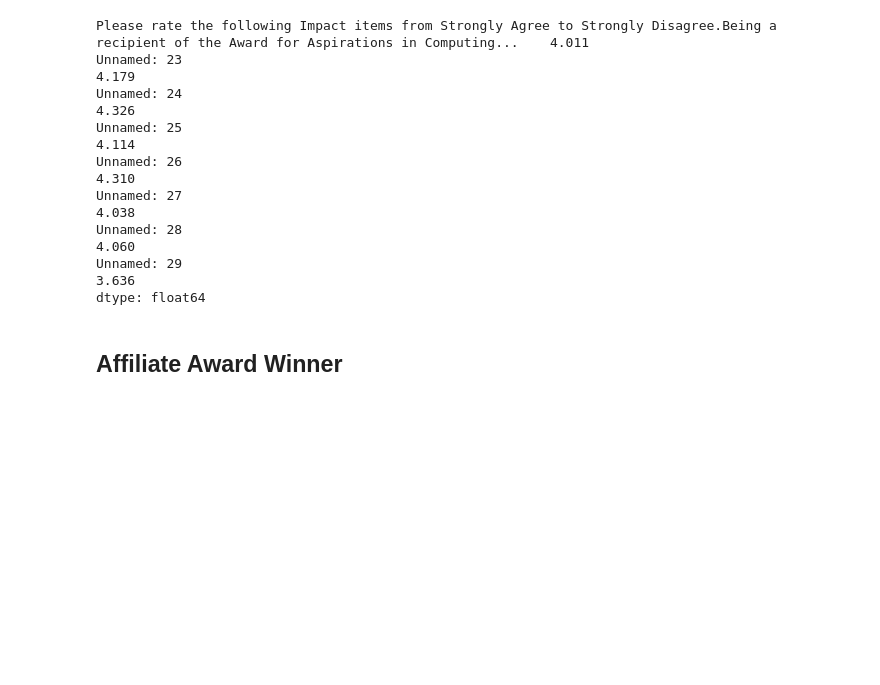
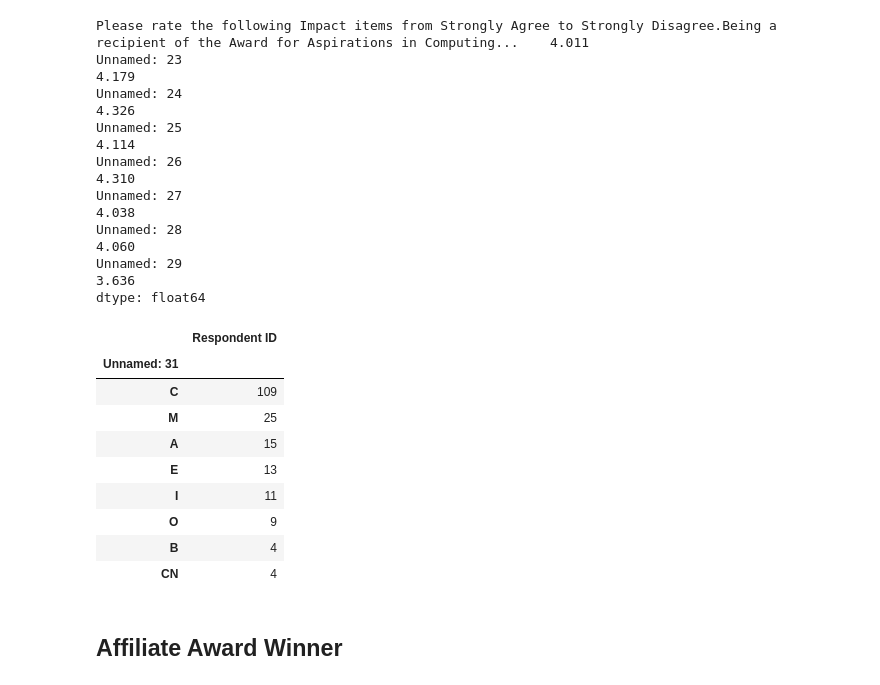
Before and after one commit to hannahweber/INFO3401-Final-Project, a Jupyter notebook: Breakdown by Award Recipients.ipynb, the cells around one changed output. Saved outputs shown, nothing was run; the diff lists cells and outputs as text; code cells hidden in the pictures; blank space fills up the shorter version.

```diff
--- a/Breakdown by Award Recipients.ipynb
+++ b/Breakdown by Award Recipients.ipynb
@@ -11,3 +11,6 @@ df_raw.head(1)
 |  | Respondent ID | Please select the category that b... | Unnamed: 2 | Unnamed: 3 | Unnamed: 4 | Unnamed: 5 | ... |
 | 0 | NaN | 2018 National Award Winner | 2018 National Award Honorable Men... | 2018 Affiliate (Regional) Award W... | 2018 Affiliate (Regional) Award H... | 2018 NCWIT Certificate of Distinc... | ... |
 1 rows × 33 columns
+# %%
+df_13 = pd.read_csv("Question13Breakdown.csv")
+df_13.columns
@@ -157,6 +206,26 @@ Unnamed: 27
 Unnamed: 28                                                                                                                                       4.060
 Unnamed: 29                                                                                                                                       3.636
 dtype: float64
+# %%
+# I am more...
+nahm13 = df_13[df_13["Unnamed: 2"] == "2018 National Award Honorable Mention"]
+nahm13
+
+df_gb = nahm13.groupby('Unnamed: 31')
+agg_d = {'Respondent ID' : 'count'}
+df_agg = df_gb.agg(agg_d)
+df_agg.sort_values('Respondent ID', ascending = False)
+# %% [output]
+|  | Respondent ID |
+| Unnamed: 31 |  |
+| C | 109 |
+| M | 25 |
+| A | 15 |
+| E | 13 |
+| I | 11 |
+| O | 9 |
+| B | 4 |
+| CN | 4 |
 # %% [markdown]
 ## Affiliate Award Winner
 # %%
```
Also changed, not shown: parts of 8 cells of this notebook, 5 other files.
